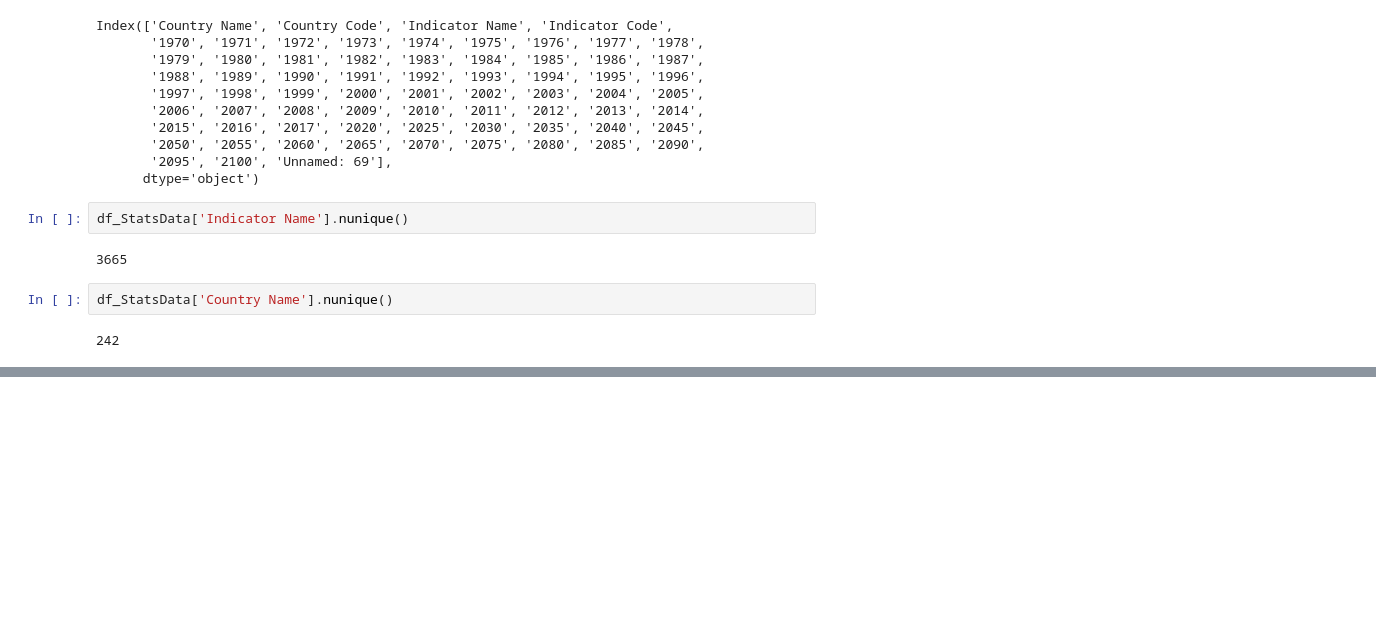
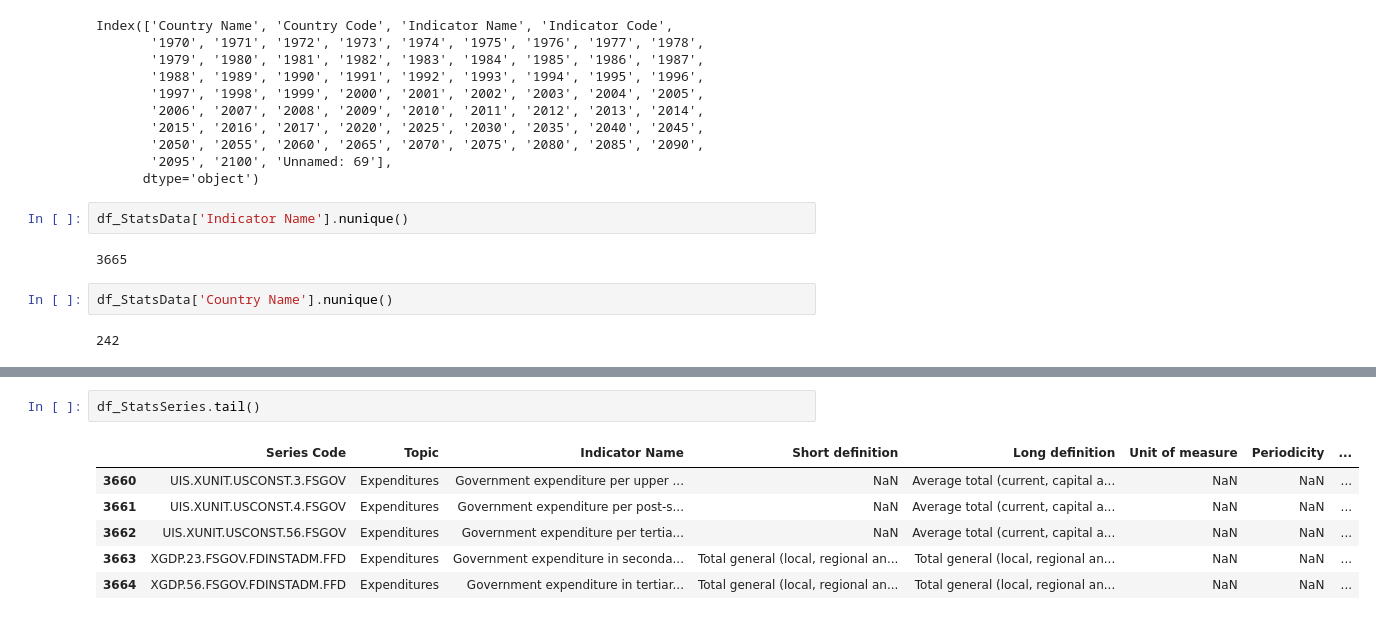
Before and after one commit to Kaizensk/WorldBank-global-Education-analysis, a Jupyter notebook: ShwetaKumari_World_Bank_Global_Education_Analysis_Capstone_Project.ipynb, the cells around one changed output, grey strips where cells are left out. Saved outputs shown, nothing was run; the diff lists cells and outputs as text; blank space fills up the shorter version.

```diff
--- a/ShwetaKumari_World_Bank_Global_Education_Analysis_Capstone_Project.ipynb
+++ b/ShwetaKumari_World_Bank_Global_Education_Analysis_Capstone_Project.ipynb
@@ -185,0 +253,9 @@ df_StatsData['Country Name'].nunique()
+# %%
+df_StatsSeries.tail()
+# %% [output]
+|  | Series Code | Topic | Indicator Name | Short definition | Long definition | Unit of measure | Periodicity | ... |
+| 3660 | UIS.XUNIT.USCONST.3.FSGOV | Expenditures | Government expenditure per upper ... | NaN | Average total (current, capital a... | NaN | NaN | ... |
+| 3661 | UIS.XUNIT.USCONST.4.FSGOV | Expenditures | Government expenditure per post-s... | NaN | Average total (current, capital a... | NaN | NaN | ... |
+| 3662 | UIS.XUNIT.USCONST.56.FSGOV | Expenditures | Government expenditure per tertia... | NaN | Average total (current, capital a... | NaN | NaN | ... |
+| 3663 | XGDP.23.FSGOV.FDINSTADM.FFD | Expenditures | Government expenditure in seconda... | Total general (local, regional an... | Total general (local, regional an... | NaN | NaN | ... |
+| 3664 | XGDP.56.FSGOV.FDINSTADM.FFD | Expenditures | Government expenditure in tertiar... | Total general (local, regional an... | Total general (local, regional an... | NaN | NaN | ... |
```
Also changed, not shown: parts of 13 cells of this notebook.
